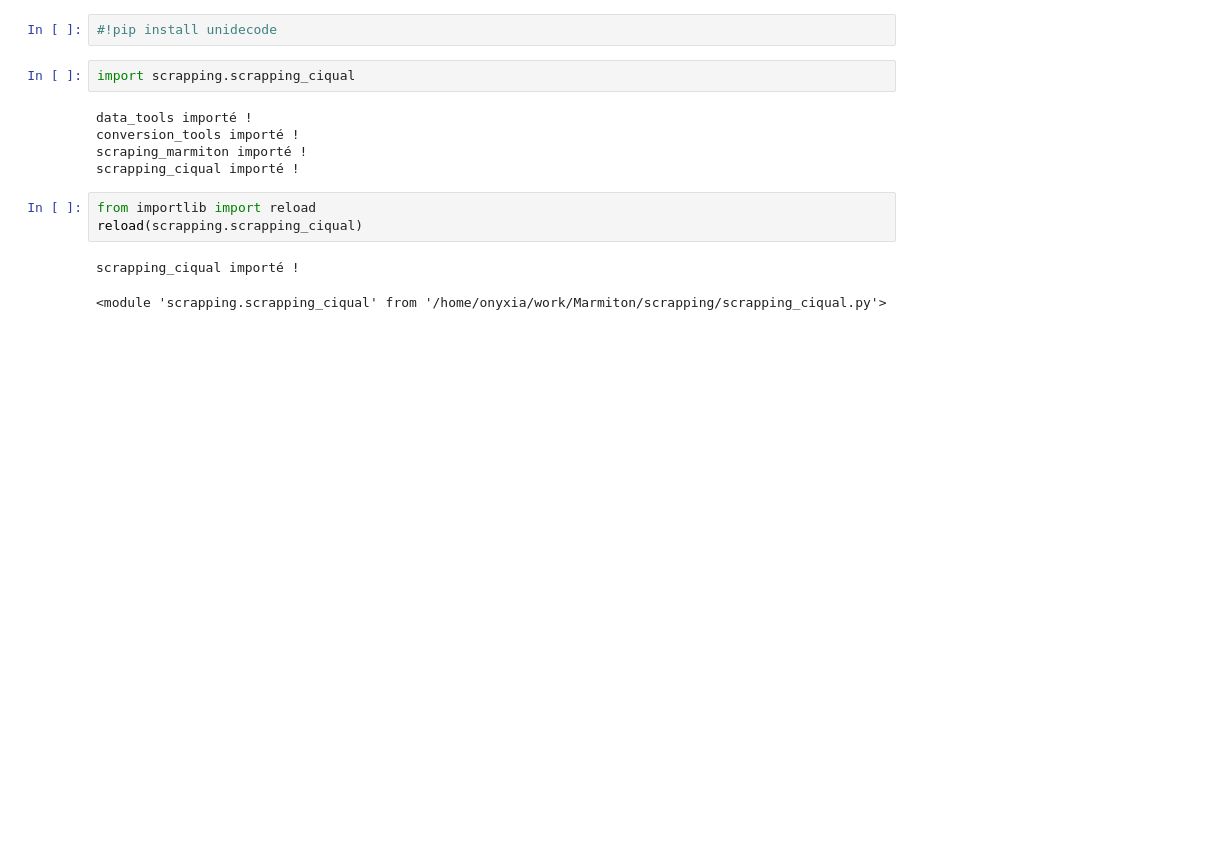
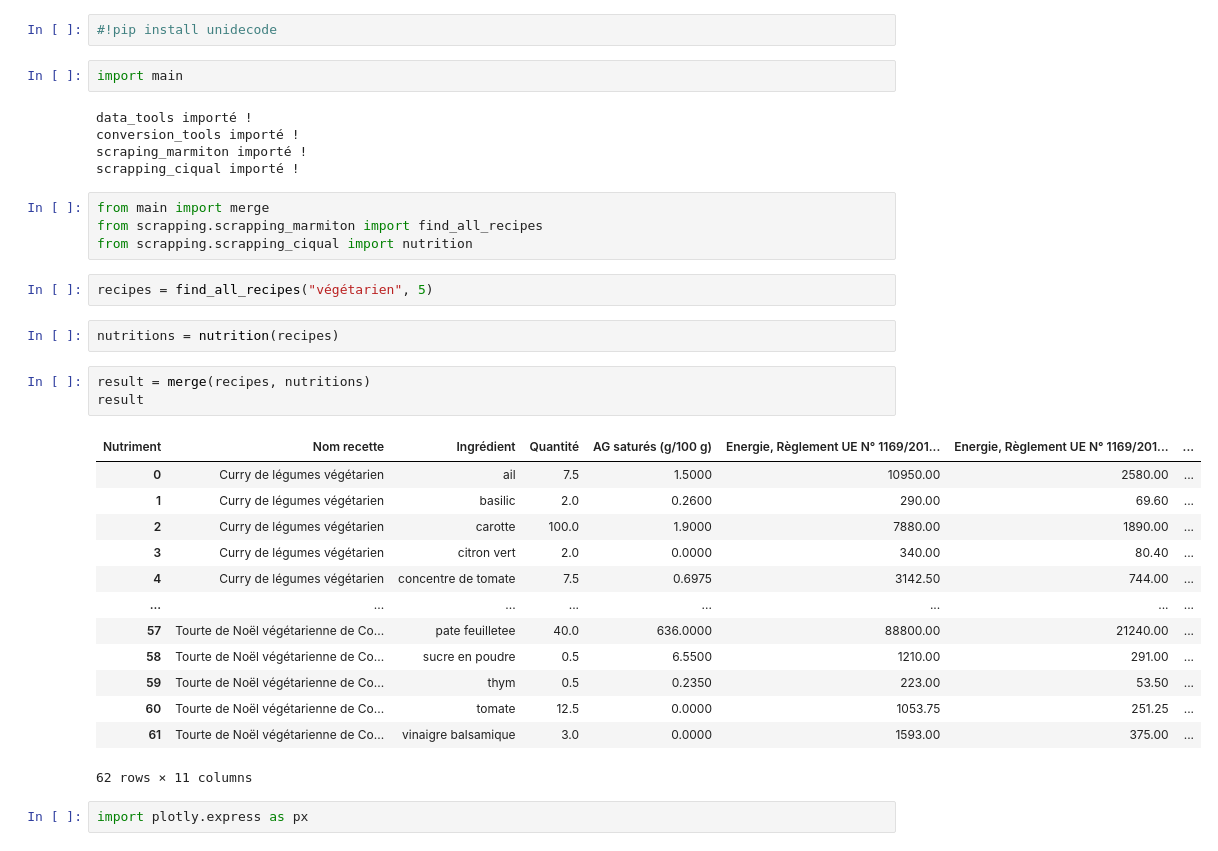
Before and after one commit to MarieOliveThaury/Marmiton_Ciqual, a Jupyter notebook: useful_notebook.ipynb, the cells around one changed output. Drawn from its saved outputs; the diff is of its cells as text; blank space fills up the shorter version.

```diff
--- a/useful_notebook.ipynb
+++ b/useful_notebook.ipynb
@@ -8,15 +8,36 @@
 # %%
 #!pip install unidecode
 # %%
-import scrapping.scrapping_ciqual
+import main
 # %% [output]
 data_tools importé !
 conversion_tools importé !
 scraping_marmiton importé !
 scrapping_ciqual importé !
-# %%
-from importlib import reload
-reload(scrapping.scrapping_ciqual)
-# %% [output]
-scrapping_ciqual importé !
-<module 'scrapping.scrapping_ciqual' from '/home/onyxia/work/Marmiton/scrapping/scrapping_ciqual.py'>
+# %%
+from main import merge
+from scrapping.scrapping_marmiton import find_all_recipes
+from scrapping.scrapping_ciqual import nutrition
+# %%
+recipes = find_all_recipes("végétarien", 5)
+# %%
+nutritions = nutrition(recipes)
+# %%
+result = merge(recipes, nutritions)
+result
+# %% [output]
+| Nutriment | Nom recette | Ingrédient | Quantité | AG saturés (g/100 g) | Energie, Règlement UE N° 1169/201... | Energie, Règlement UE N° 1169/201... | ... |
+| 0 | Curry de légumes végétarien | ail | 7.5 | 1.5000 | 10950.00 | 2580.00 | ... |
+| 1 | Curry de légumes végétarien | basilic | 2.0 | 0.2600 | 290.00 | 69.60 | ... |
+| 2 | Curry de légumes végétarien | carotte | 100.0 | 1.9000 | 7880.00 | 1890.00 | ... |
+| 3 | Curry de légumes végétarien | citron vert | 2.0 | 0.0000 | 340.00 | 80.40 | ... |
+| 4 | Curry de légumes végétarien | concentre de tomate | 7.5 | 0.6975 | 3142.50 | 744.00 | ... |
+| ... | ... | ... | ... | ... | ... | ... | ... |
+| 57 | Tourte de Noël végétarienne de Co... | pate feuilletee | 40.0 | 636.0000 | 88800.00 | 21240.00 | ... |
+| 58 | Tourte de Noël végétarienne de Co... | sucre en poudre | 0.5 | 6.5500 | 1210.00 | 291.00 | ... |
+| 59 | Tourte de Noël végétarienne de Co... | thym | 0.5 | 0.2350 | 223.00 | 53.50 | ... |
+| 60 | Tourte de Noël végétarienne de Co... | tomate | 12.5 | 0.0000 | 1053.75 | 251.25 | ... |
+| 61 | Tourte de Noël végétarienne de Co... | vinaigre balsamique | 3.0 | 0.0000 | 1593.00 | 375.00 | ... |
+62 rows × 11 columns
+# %%
+import plotly.express as px
```
Also changed, not shown: parts of 2 cells of this notebook.
